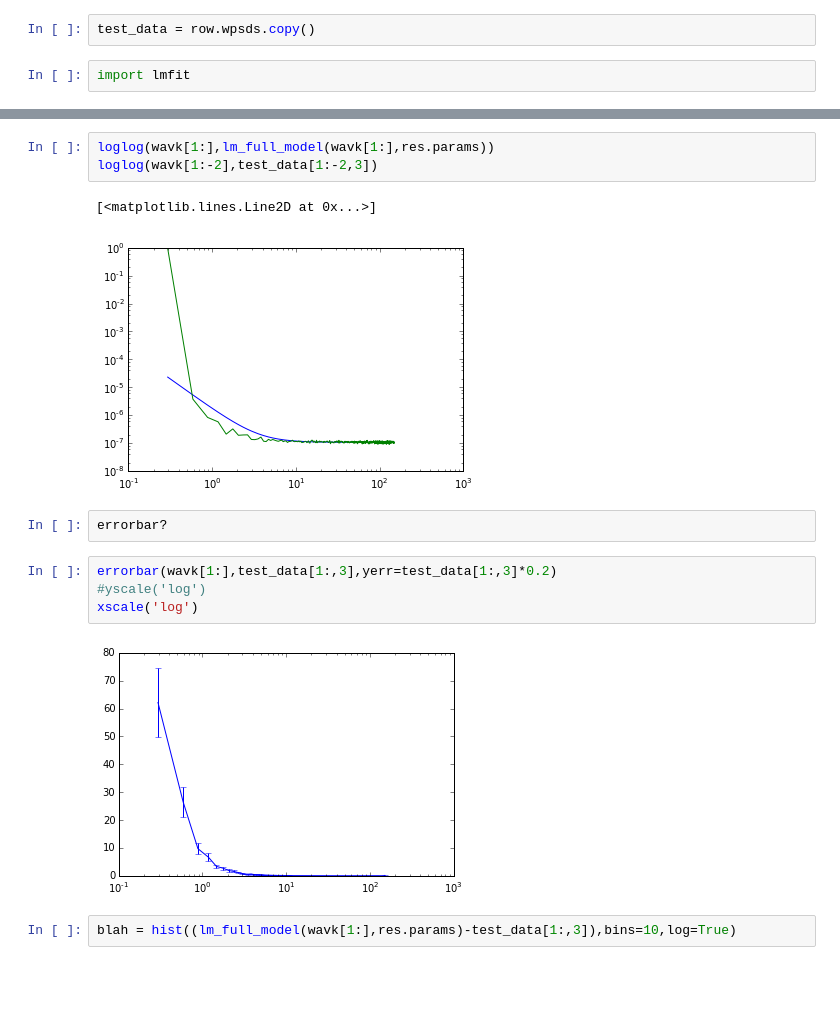
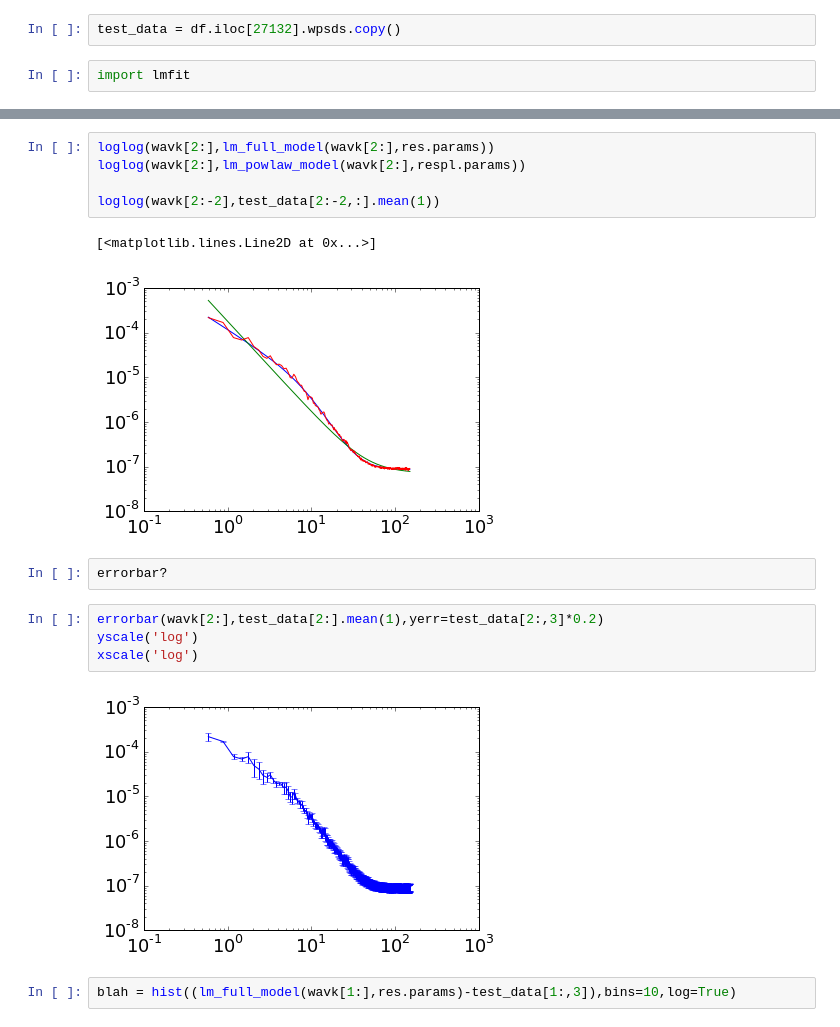
Before and after one commit to gitj/notebooks, a Jupyter notebook: clouds/2015-10-22-pmc-spectral-analysis-update.ipynb, the cells around one changed output, grey strips where cells are left out. Cells and saved outputs as stored; diff of their text form; blank space fills up the shorter version.

```diff
--- a/clouds/2015-10-22-pmc-spectral-analysis-update.ipynb
+++ b/clouds/2015-10-22-pmc-spectral-analysis-update.ipynb
@@ -177,6 +177,6 @@ row.psds.shape
 # %% [output]
 (513, 6)
 # %%
-test_data = row.wpsds.copy()
+test_data = df.iloc[27132].wpsds.copy()
 # %%
 import lmfit
@@ -232,17 +252,19 @@ lmfit.report_fit(res)
 # %%
-loglog(wavk[1:],lm_full_model(wavk[1:],res.params))
-loglog(wavk[1:-2],test_data[1:-2,3])
+loglog(wavk[2:],lm_full_model(wavk[2:],res.params))
+loglog(wavk[2:],lm_powlaw_model(wavk[2:],respl.params))
+
+loglog(wavk[2:-2],test_data[2:-2,:].mean(1))
 # %% [output]
 [<matplotlib.lines.Line2D at 0x...>]
-[figure, old version]
+[figure, new version]
 # %%
 errorbar?
 # %%
-errorbar(wavk[1:],test_data[1:,3],yerr=test_data[1:,3]*0.2)
-#yscale('log')
+errorbar(wavk[2:],test_data[2:].mean(1),yerr=test_data[2:,3]*0.2)
+yscale('log')
 xscale('log')
 # %% [output]
-[figure, old version]
+[figure, new version]
 # %%
 blah = hist((lm_full_model(wavk[1:],res.params)-test_data[1:,3]),bins=10,log=True)
 # %% [output]
```
Also changed, not shown: parts of 8 cells of this notebook.
